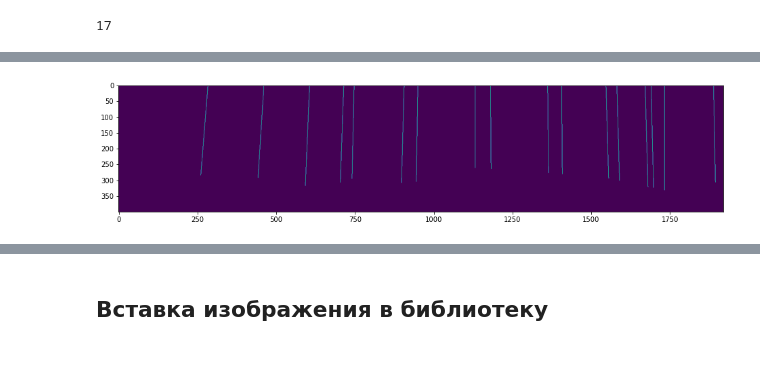
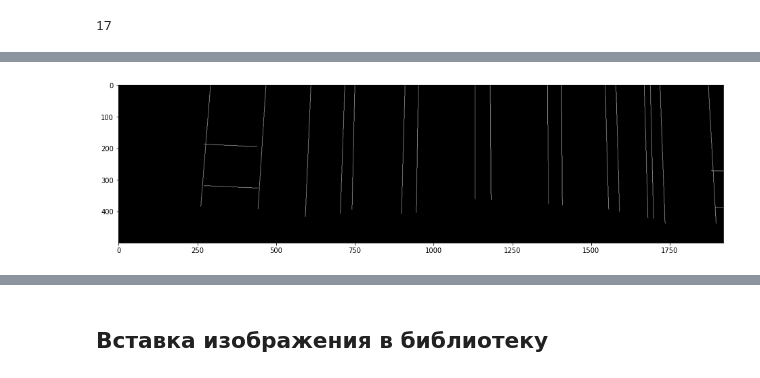
Before and after one commit to IvanHod/insert_images, a Jupyter notebook: диплом Насти.ipynb, the cells around one changed output, grey strips where cells are left out. Cells and saved outputs as stored; diff of their text form; code cells hidden in the pictures.

Commit message:
insert pictures by mask, insert right pic

```diff
--- a/диплом Насти.ipynb
+++ b/диплом Насти.ipynb
@@ -27,9 +40,5 @@ for i in range(1, 10):
 # %%
 img_source_mask = cv2.imread('frame0-mask.png')
-green_mask = (img_source_mask[:, :, 1] > 240) & (img_source_mask[:, :, 0] < 10)
-img_source_mask[(1 - green_mask).astype(bool)] = 0
-img_source_mask[green_mask] = 255
-img_source_mask = cv2.cvtColor(img_source_mask, cv2.COLOR_BGR2GRAY)#img_source_mask.mean(axis=2)
 plt.imshow(img_source_mask, cmap='gray')
 # %% [output]
 <matplotlib.image.AxesImage at 0x...>
@@ -127,10 +198,14 @@ len(lines)
 # %%
 tmp = np.zeros(img_source_mask.shape, dtype='uint8')
-for i, line in enumerate(approximate_lines(lines)):
-#     if i != 19: continue
-#     if len(line['line']) > 1:
+for i, line in enumerate(lines_h['left']):
     for point in line:
         tmp[int(point[0]), int(point[1])] = 255
-imshow(tmp[200:600, : ])
+for i, line in enumerate(lines_h['right']):
+    for point in line:
+        tmp[int(point[0]), int(point[1])] = 255
+for i, line in enumerate(lines_v):
+    for point in line:
+        tmp[int(point[0]), int(point[1])] = 255
+imshow(tmp[100:600, : ])
 # %% [output]
-[figure, old version]
+[figure, new version]
```
Also changed, not shown: parts of 25 cells of this notebook, 1 other file.
